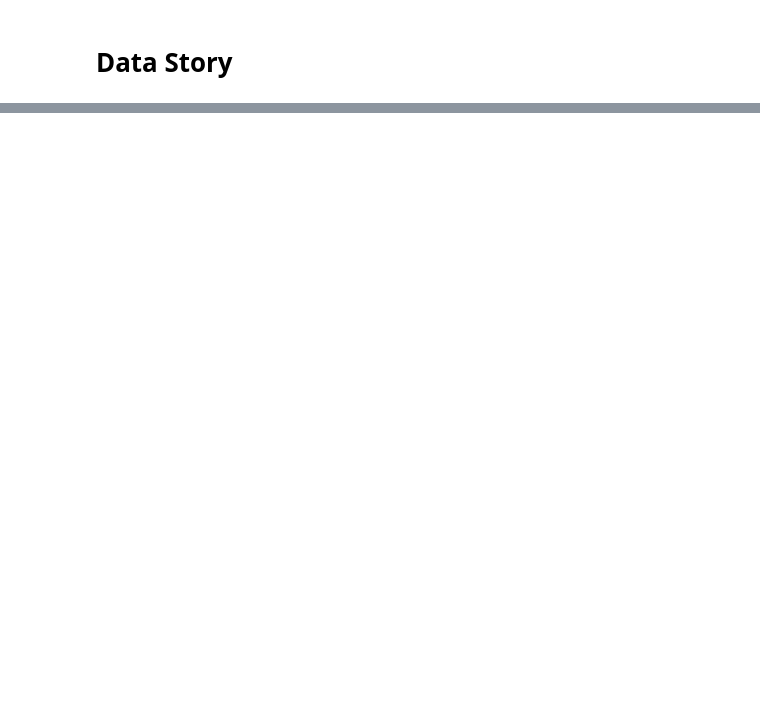
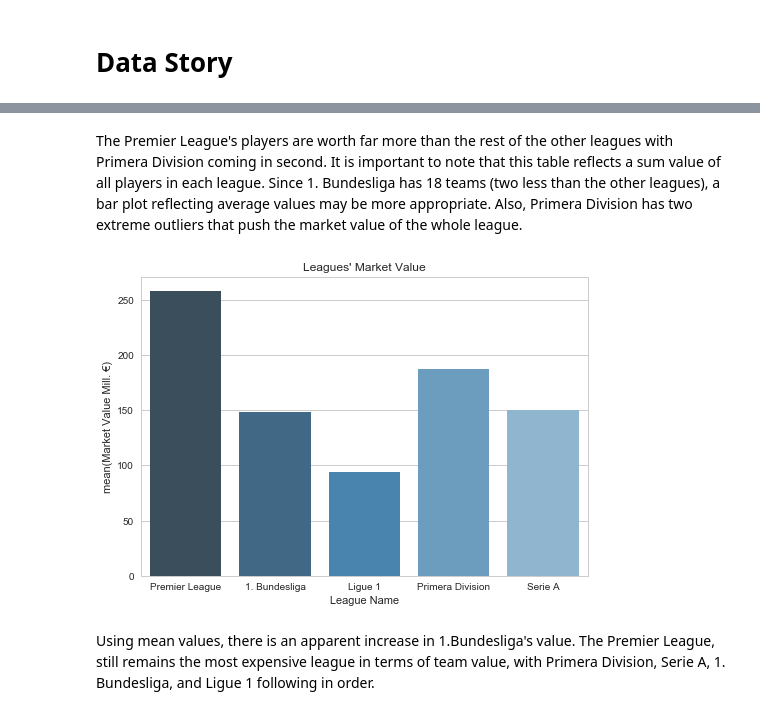
Before and after one commit to gpguerra7/Springboard-Exercises, a Jupyter notebook: Capstone 1/Capstone 1.ipynb, the cells around one changed output, grey strips where cells are left out. Saved outputs shown, nothing was run; the diff lists cells and outputs as text; code cells hidden in the pictures; blank space fills up the shorter version.

```diff
--- a/Capstone 1/Capstone 1.ipynb
+++ b/Capstone 1/Capstone 1.ipynb
@@ -372,0 +538,30 @@ None
+# %% [markdown]
+The Premier League's players are worth far more than the rest of the other leagues with Primera Division coming in second. It is  important to note that this table reflects a sum value of all players in each league. Since 1. Bundesliga has 18 teams (two less than the other leagues), a bar plot reflecting average values may be more appropriate. Also, Primera Division has two extreme outliers that push the market value of the whole league.
+# %%
+#Bar Plot of Leagues' Mean Market Value
+
+ax = plt.axes()
+sns.set(style="whitegrid")
+
+x0 = int(Summary_df[Summary_df['League Name']=="Premier League"]["Team Value Mill. €"].mean())
+x1 = int(Summary_df[Summary_df['League Name']=="1. Bundesliga"]["Team Value Mill. €"].mean())
+x2 = int(Summary_df[Summary_df['League Name']=="Ligue 1"]["Team Value Mill. €"].mean())
+x3 = int(Summary_df[Summary_df['League Name']=="Primera Division"]["Team Value Mill. €"].mean())
+x4 = int(Summary_df[Summary_df['League Name']=="Serie A"]["Team Value Mill. €"].mean())
+
+values = [x0, x1, x2, x3, x4]
+
+columns = ["Market Value Mill. €"]
+df = pd.DataFrame(columns=columns)
+df['Market Value Mill. €'] = values
+
+x = Top_leagues_df['League Name']
+y = df['Market Value Mill. €']
+
+sns.barplot(x=x, y=y, data=crashes, color="b", palette='Blues_d', ax=ax)
+ax.set_title("Leagues' Market Value")
+plt.show()
+# %% [output]
+[figure, added]
+# %% [markdown]
+Using mean values, there is an apparent increase in 1.Bundesliga's value. The Premier League, still remains the most expensive league in terms of team value, with Primera Division, Serie A, 1. Bundesliga, and Ligue 1 following in order.
```
Also changed, not shown: parts of 21 cells of this notebook.
